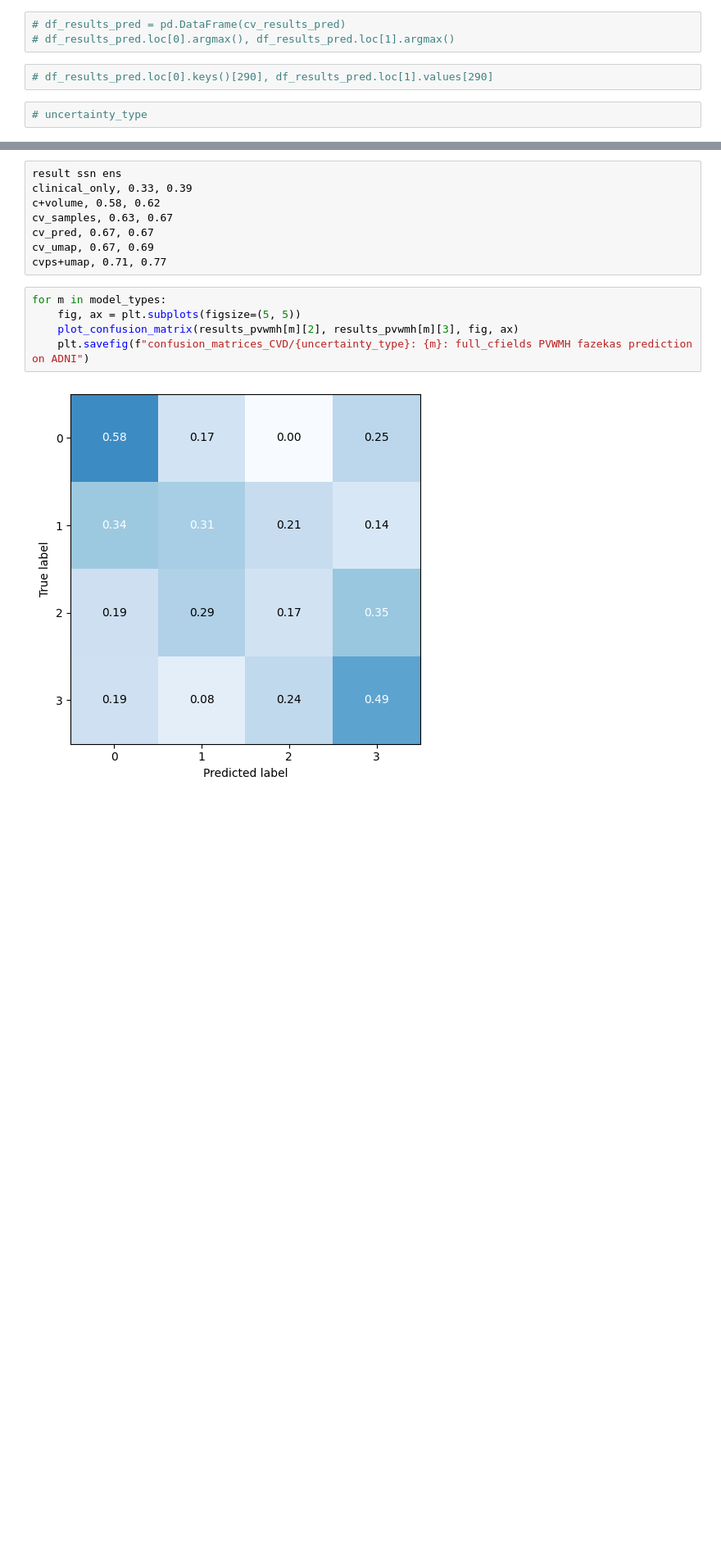
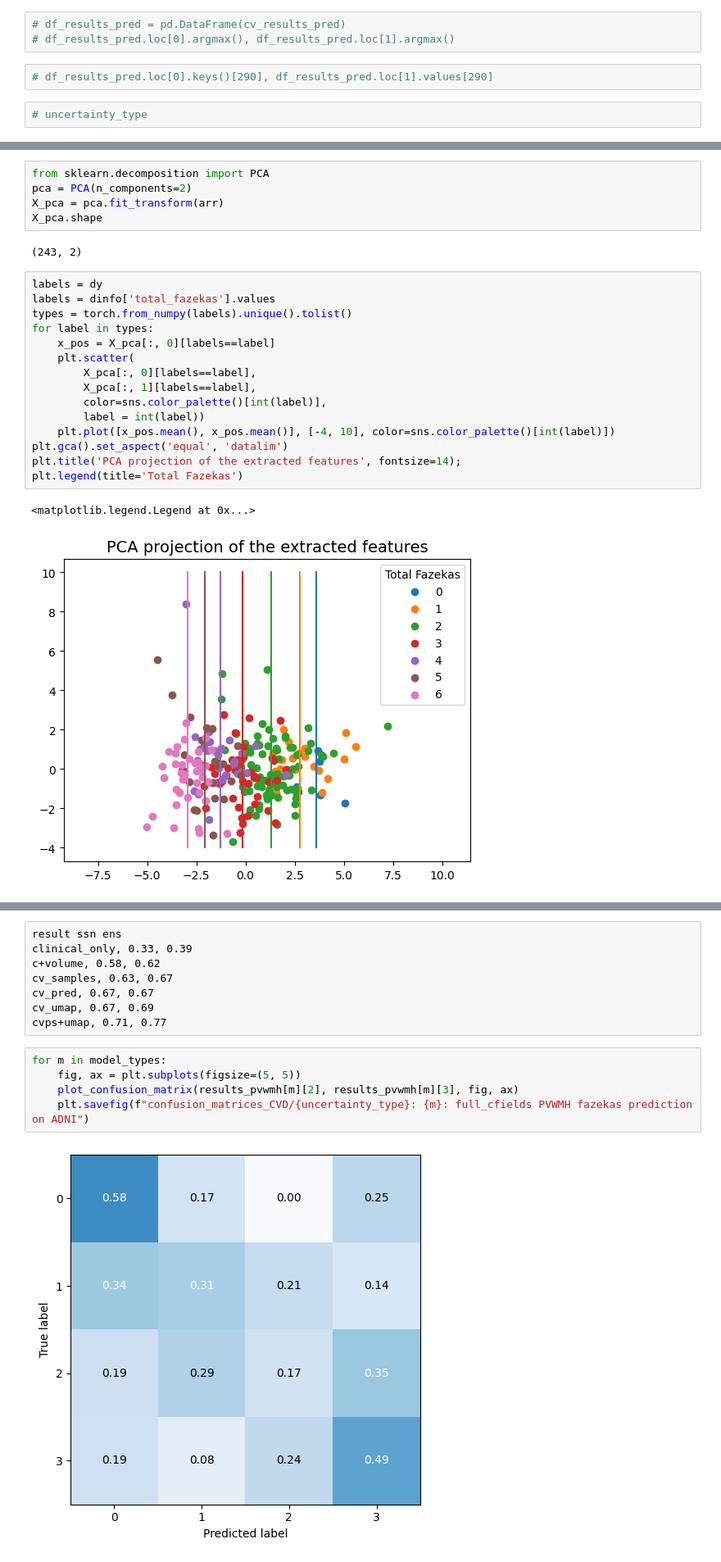
Before and after one commit to BenjaminPhi5/WMH_UQ_assessment, a Jupyter notebook: trustworthai/journal_run/fazekas_and_QC_experiments/fazekas_and_QC_prediction_combined_CVD_ssnens.ipynb, the cells around one changed output, grey strips where cells are left out. Shown at 82% size. Saved outputs shown, nothing was run; the diff lists cells and outputs as text; blank space fills up the shorter version.

```diff
--- a/trustworthai/journal_run/fazekas_and_QC_experiments/fazekas_and_QC_prediction_combined_CVD_ssnens.ipynb
+++ b/trustworthai/journal_run/fazekas_and_QC_experiments/fazekas_and_QC_prediction_combined_CVD_ssnens.ipynb
@@ -867,0 +1031,25 @@ from sklearn.linear_model import LinearRegression
+# %%
+from sklearn.decomposition import PCA
+pca = PCA(n_components=2)
+X_pca = pca.fit_transform(arr)
+X_pca.shape
+# %% [output]
+(243, 2)
+# %%
+labels = dy
+labels = dinfo['total_fazekas'].values
+types = torch.from_numpy(labels).unique().tolist()
+for label in types:
+    x_pos = X_pca[:, 0][labels==label]
+    plt.scatter(
+        X_pca[:, 0][labels==label],
+        X_pca[:, 1][labels==label],
+        color=sns.color_palette()[int(label)],
+        label = int(label))
+    plt.plot([x_pos.mean(), x_pos.mean()], [-4, 10], color=sns.color_palette()[int(label)])
+plt.gca().set_aspect('equal', 'datalim')
+plt.title('PCA projection of the extracted features', fontsize=14);
+plt.legend(title='Total Fazekas')
+# %% [output]
+<matplotlib.legend.Legend at 0x...>
+[figure, added]
```
Also changed, not shown: parts of 27 cells of this notebook.
